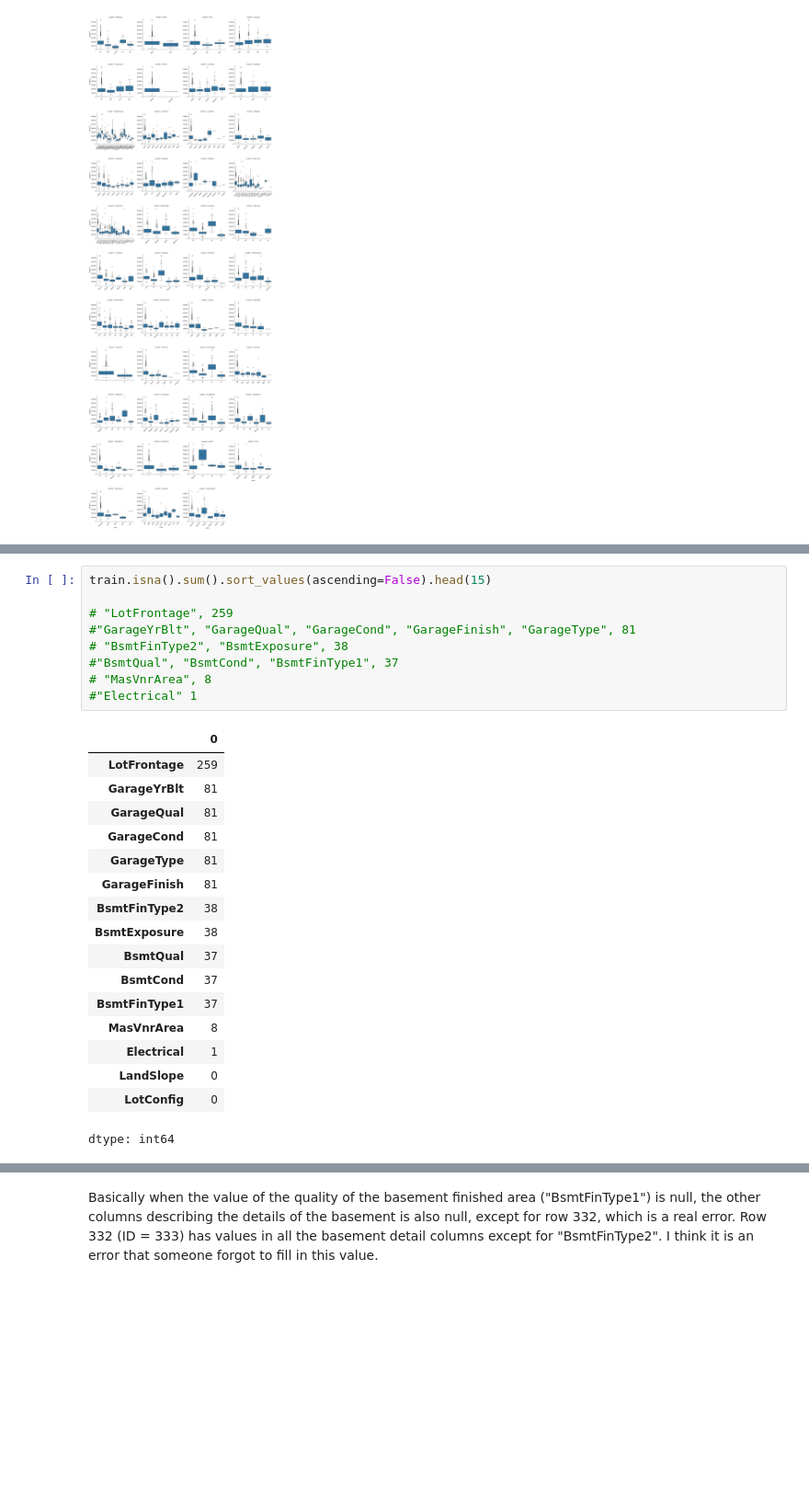
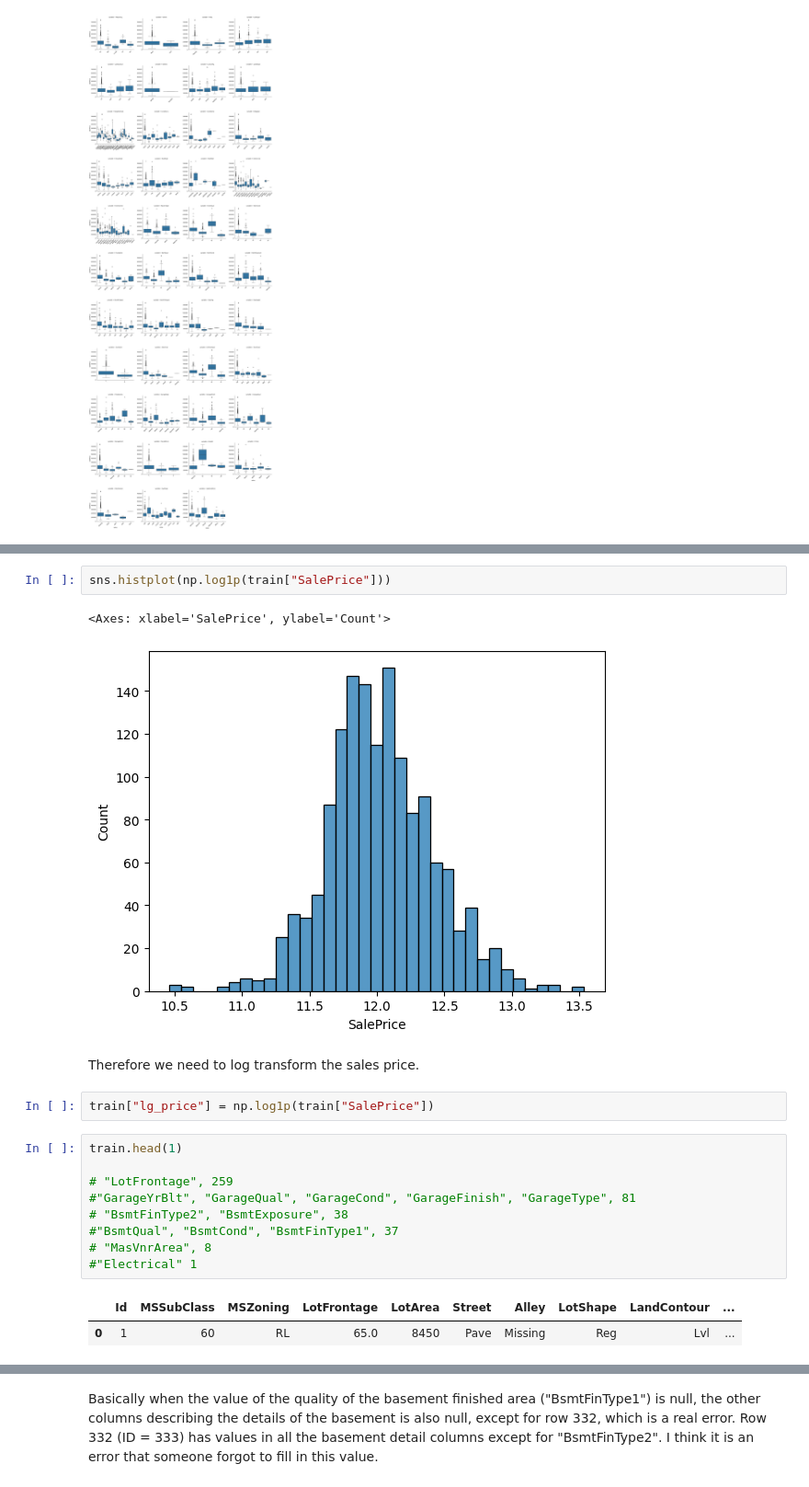
Before and after one commit to E-tech-coder/House_prices_prediction, a Jupyter notebook: copy_House_Prices.ipynb, the cells around one changed output, grey strips where cells are left out. Shown at 92% size. Cells and saved outputs as stored; diff of their text form; blank space fills up the shorter version.

```diff
--- a/copy_House_Prices.ipynb
+++ b/copy_House_Prices.ipynb
@@ -243,27 +238,21 @@ train[train["LotFrontage"].isna()].head(10)
+# %%
+sns.histplot(np.log1p(train["SalePrice"]))
+# %% [output]
+<Axes: xlabel='SalePrice', ylabel='Count'>
+[figure, added]
+# %% [markdown]
+Therefore we need to log transform the sales price.
+# %%
+train["lg_price"] = np.log1p(train["SalePrice"])
 # %%
-train.isna().sum().sort_values(ascending=False).head(15)
+train.head(1)
 
 # "LotFrontage", 259
 #"GarageYrBlt", "GarageQual", "GarageCond", "GarageFinish", "GarageType", 81
 # "BsmtFinType2", "BsmtExposure", 38
 #"BsmtQual", "BsmtCond", "BsmtFinType1", 37
 # "MasVnrArea", 8
 #"Electrical" 1
 # %% [output]
-|  | 0 |
-| LotFrontage | 259 |
-| GarageYrBlt | 81 |
-| GarageQual | 81 |
-| GarageCond | 81 |
-| GarageType | 81 |
-| GarageFinish | 81 |
-| BsmtFinType2 | 38 |
-| BsmtExposure | 38 |
-| BsmtQual | 37 |
-| BsmtCond | 37 |
-| BsmtFinType1 | 37 |
-| MasVnrArea | 8 |
-| Electrical | 1 |
-| LandSlope | 0 |
-| LotConfig | 0 |
+|  | Id | MSSubClass | MSZoning | LotFrontage | LotArea | Street | Alley | LotShape | LandContour | ... |
+| 0 | 1 | 60 | RL | 65.0 | 8450 | Pave | Missing | Reg | Lvl | ... |
-dtype: int64
```
Also changed, not shown: parts of 15 cells of this notebook.
